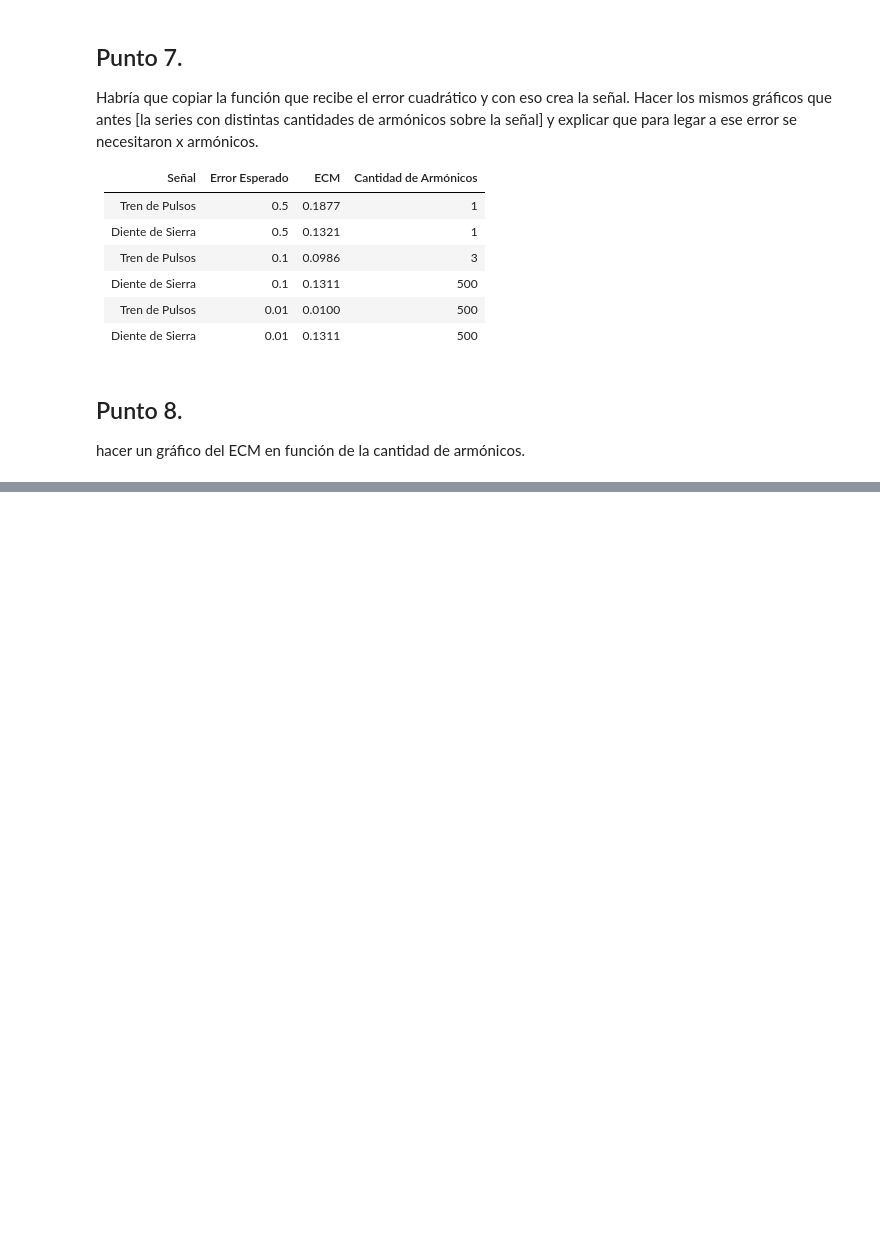
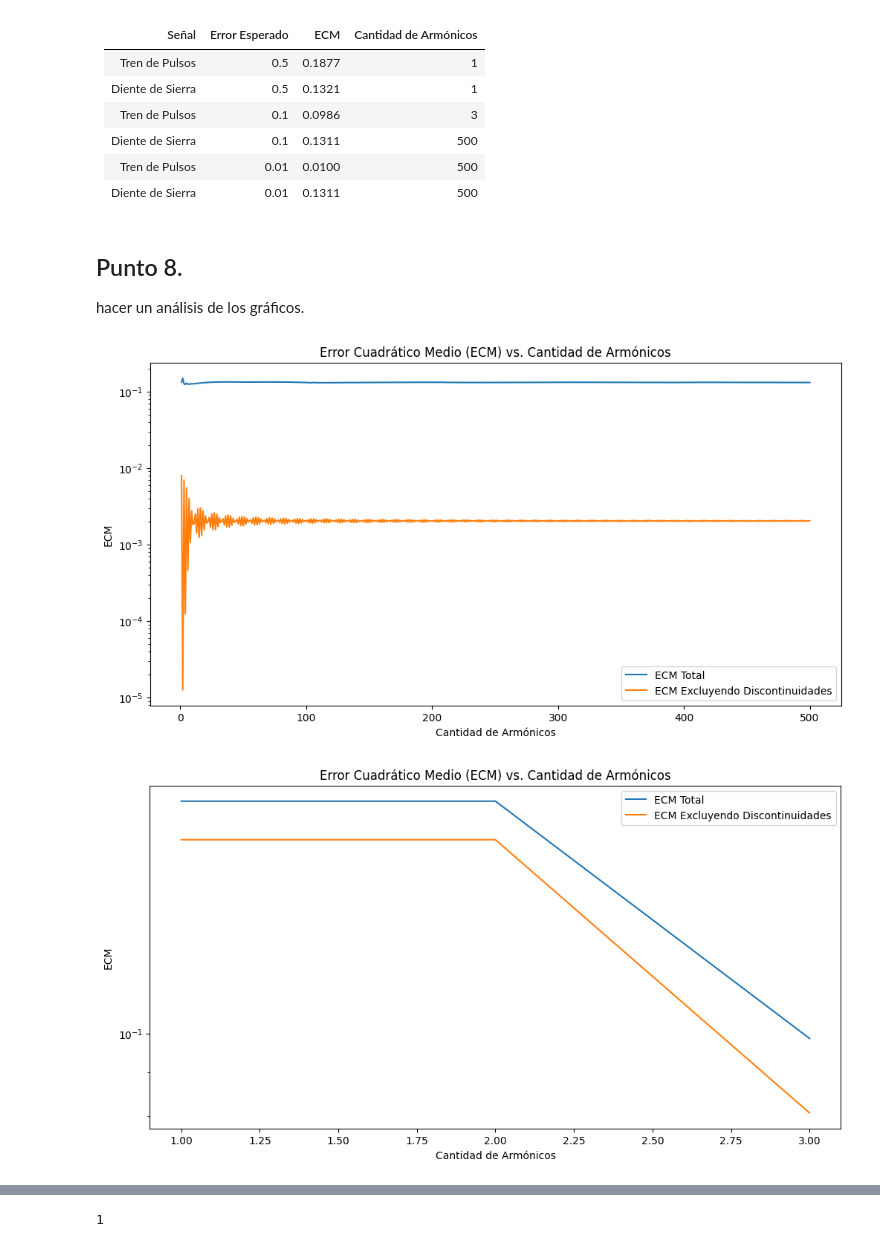
Before and after one commit to NatalyHofkamp/Tp1_analisis, a Jupyter notebook: texto.ipynb, the cells around one changed output, grey strips where cells are left out. Cells and saved outputs as stored; diff of their text form; code cells hidden in the pictures; blank space fills up the shorter version.

```diff
--- a/texto.ipynb
+++ b/texto.ipynb
@@ -107,5 +106,14 @@ def serie_tren_de_pulsos(A,T, muestras, cant_armonicos):
         serie.append(armonicos)
     return serie
 
-#falta agregar la de la triangular
+def serie_triangular(A, T, muestras, cant_armonicos):
+    serie = np.zeros_like(muestras)
+    w0 = 2*np.pi / T
+    a_0 = 0
+    serie += a_0 / 2
+
+    for n in range(1, cant_armonicos*2, 2):
+        a_n = (8 * A) / (n ** 2 * np.pi**2)
+        serie += a_n * np.cos(n * w0 * muestras)
+    return serie
 # %% [markdown]
@@ -181,7 +205,6 @@ def calculate_ECM(signal, approx):
     Calcula el Error Cuadrático Medio (ECM) entre la señal original y la aproximación.
     """
     return np.mean((signal - approx)**2)
-
 
 def calculate_ECM_excluding_discontinuities(signal, approx, discontinuity_indices):
     """
@@ -191,20 +214,19 @@ def calculate_ECM_excluding_discontinuities(signal, approx, discontinuity_indice
     valid_indices = np.delete(np.arange(len(signal)), discontinuity_indices)
     return np.mean((signal[valid_indices] - approx[valid_indices])**2)
 
-
 def approximate_signal(A, T, muestras, signal, serie, target_ECM):
     """
     Aproxima una señal utilizando Series de Fourier hasta que el ECM sea menor o igual al valor de target_ECM.
     Retorna la cantidad de armónicos necesarios para alcanzar el target_ECM.
     """
-    current_ECM = np.inf  # Inicializar el ECM con infinito.
+    current_ECM = np.inf
     cant_armonicos = 0
-    discontinuity_indices = np.where(np.diff(signal) != 0)[0]  # Índices de discontinuidades
+    discontinuity_indices = np.where(np.diff(signal) != 0)[0]
 
-    total_ECM_values = []  # Almacenar valores de ECM total
-    valid_ECM_values = []  # Almacenar valores de ECM excluyendo discontinuidades
+    total_ECM_values = []
+    valid_ECM_values = []
 
-    while current_ECM > target_ECM:
+    while current_ECM > target_ECM and cant_armonicos<500:
         cant_armonicos += 1
         approx_signal = np.array(serie(A, T, muestras, cant_armonicos))
         current_ECM = calculate_ECM(signal, approx_signal)
@@ -212,14 +234,13 @@ def approximate_signal(A, T, muestras, signal, serie, target_ECM):
         total_ECM_values.append(current_ECM)
         valid_ECM_values.append(valid_ECM)
 
-    # Graficar el error total y el error excluyendo discontinuidades.
     plt.figure(figsize=(12, 6))
     plt.plot(range(1, cant_armonicos + 1), total_ECM_values, label='ECM Total')
     plt.plot(range(1, cant_armonicos + 1), valid_ECM_values, label='ECM Excluyendo Discontinuidades')
     plt.title('Error Cuadrático Medio (ECM) vs. Cantidad de Armónicos')
     plt.xlabel('Cantidad de Armónicos')
     plt.ylabel('ECM')
-    plt.yscale('log')  # Escala logarítmica en el eje y para mejor visualización
+    plt.yscale('log')
     plt.legend()
     plt.show()
 
@@ -227,6 +251,4 @@ def approximate_signal(A, T, muestras, signal, serie, target_ECM):
 # %% [markdown]
-## Punto 7.
-Habría que copiar la función que recibe el error cuadrático y con eso crea la señal. Hacer los mismos gráficos que antes [la series con distintas cantidades de armónicos sobre la señal] y explicar que para legar a ese error se necesitaron x armónicos.
 
 | Señal               | Error Esperado | ECM       | Cantidad de Armónicos |
 |---------------------|----------------|-----------|------------------------|
@@ -238,5 +260,11 @@ Habría que copiar la función que recibe el error cuadrático y con eso crea la
 | Diente de Sierra    | 0.01           | 0.1311    | 500                    |
 # %% [markdown]
 ## Punto 8.
-
-hacer un gráfico del ECM en función de la cantidad de armónicos.
+hacer un análisis de los gráficos.
+# %%
+approximate_signal(A,T,muestras_diente,diente_sierra,serie_diente_de_sierra,0.1)
+approximate_signal(A,T,muestras_tren,tren_pulsos,serie_tren_de_pulsos,0.1)
+approximate_signal(A,T,muestras_triangular,señal_triangular,serie_triangular,0.1)
+# %% [output]
+[figure, added]
+[figure, added]
@@ -242,0 +272 @@ hacer un gráfico del ECM en función de la cantidad de armónicos.
+1
```
Also changed, not shown: parts of 11 cells of this notebook, 2 other files.
